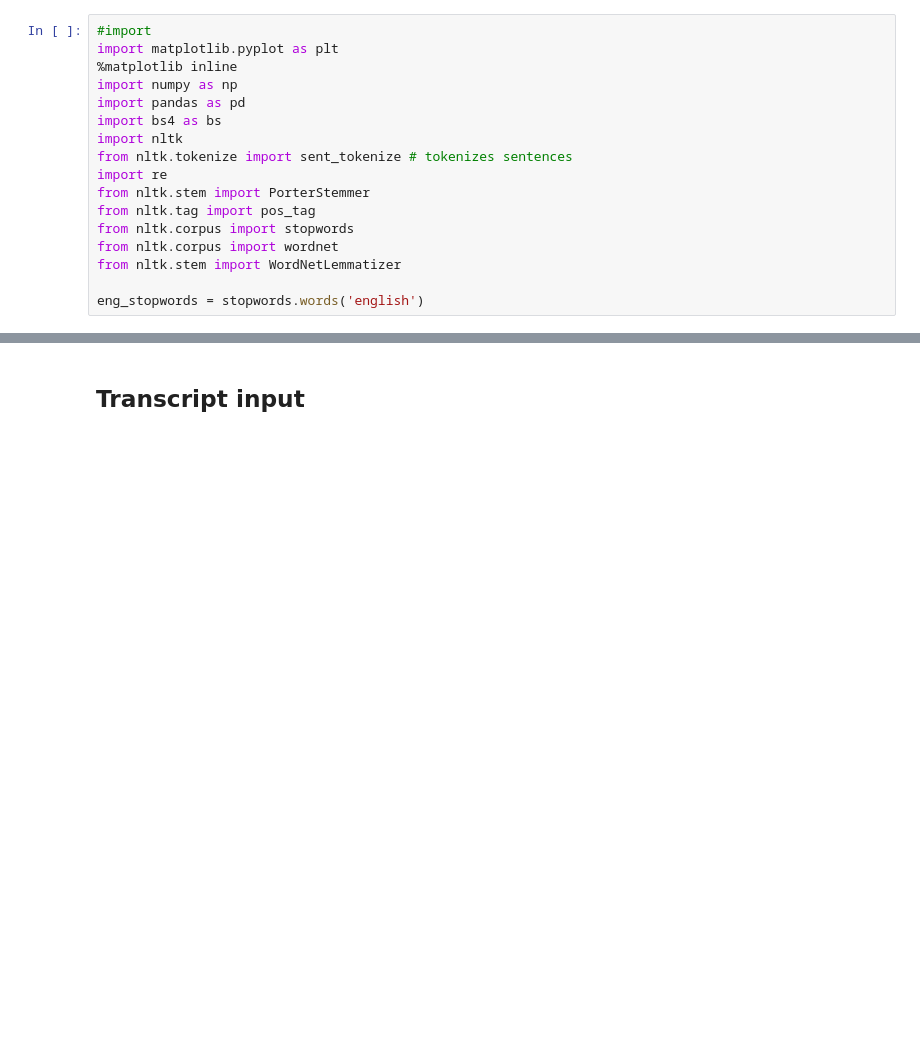
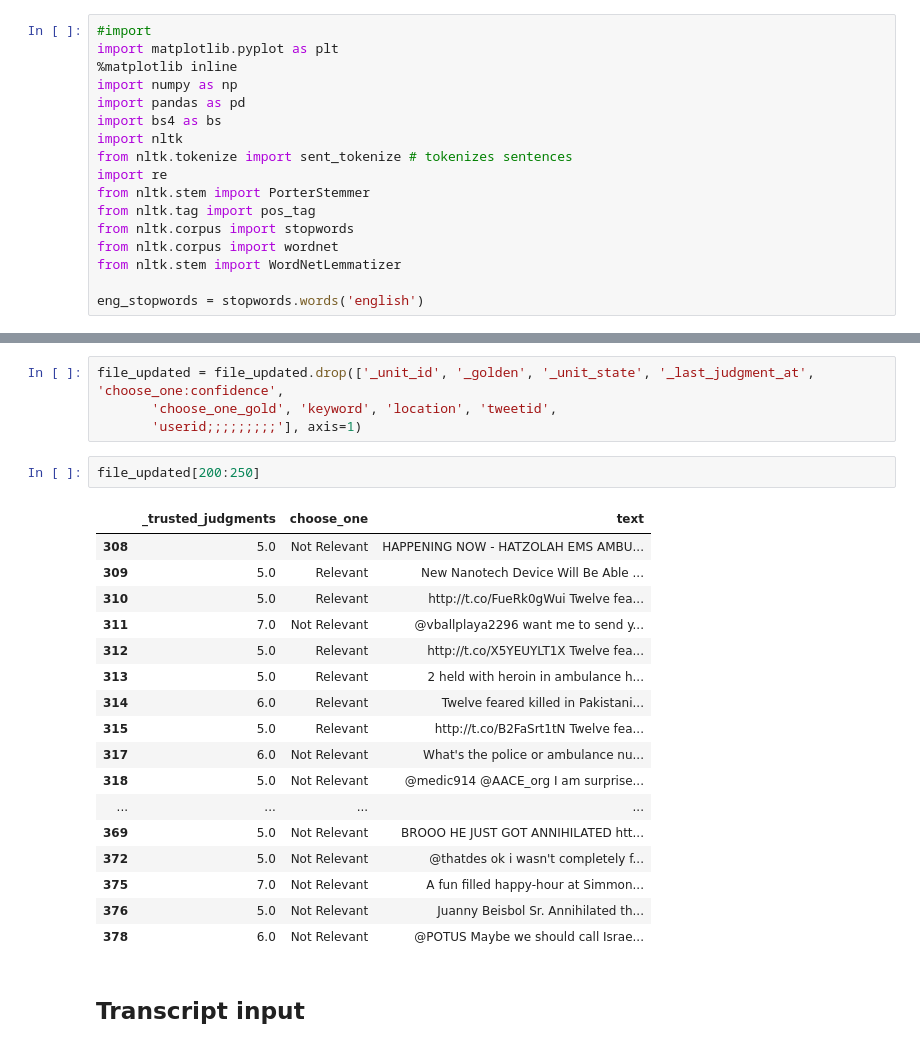
Before and after one commit to pierrelouismissler/AsTeR, a Jupyter notebook: research/NLP_research.ipynb, the cells around one changed output, grey strips where cells are left out. Cells and saved outputs as stored; diff of their text form; blank space fills up the shorter version.

```diff
--- a/research/NLP_research.ipynb
+++ b/research/NLP_research.ipynb
@@ -113,3 +140,27 @@ eng_stopwords = stopwords.words('english')
+# %%
+file_updated = file_updated.drop(['_unit_id', '_golden', '_unit_state', '_last_judgment_at', 'choose_one:confidence',
+       'choose_one_gold', 'keyword', 'location', 'tweetid',
+       'userid;;;;;;;;;'], axis=1)
+# %%
+file_updated[200:250]
+# %% [output]
+|  | _trusted_judgments | choose_one | text |
+| 308 | 5.0 | Not Relevant | HAPPENING NOW - HATZOLAH EMS AMBU... |
+| 309 | 5.0 | Relevant | New Nanotech Device Will Be Able ... |
+| 310 | 5.0 | Relevant | http://t.co/FueRk0gWui Twelve fea... |
+| 311 | 7.0 | Not Relevant | @vballplaya2296 want me to send y... |
+| 312 | 5.0 | Relevant | http://t.co/X5YEUYLT1X Twelve fea... |
+| 313 | 5.0 | Relevant | 2 held with heroin in ambulance h... |
+| 314 | 6.0 | Relevant | Twelve feared killed in Pakistani... |
+| 315 | 5.0 | Relevant | http://t.co/B2FaSrt1tN Twelve fea... |
+| 317 | 6.0 | Not Relevant | What's the police or ambulance nu... |
+| 318 | 5.0 | Not Relevant | @medic914 @AACE_org I am surprise... |
+| ... | ... | ... | ... |
+| 369 | 5.0 | Not Relevant | BROOO HE JUST GOT ANNIHILATED htt... |
+| 372 | 5.0 | Not Relevant | @thatdes ok i wasn't completely f... |
+| 375 | 7.0 | Not Relevant | A fun filled happy-hour at Simmon... |
+| 376 | 5.0 | Not Relevant | Juanny Beisbol Sr. Annihilated th... |
+| 378 | 6.0 | Not Relevant | @POTUS Maybe we should call Israe... |
 # %% [markdown]
 ## Transcript input
 # %%
```
Also changed, not shown: parts of 4 cells of this notebook.
